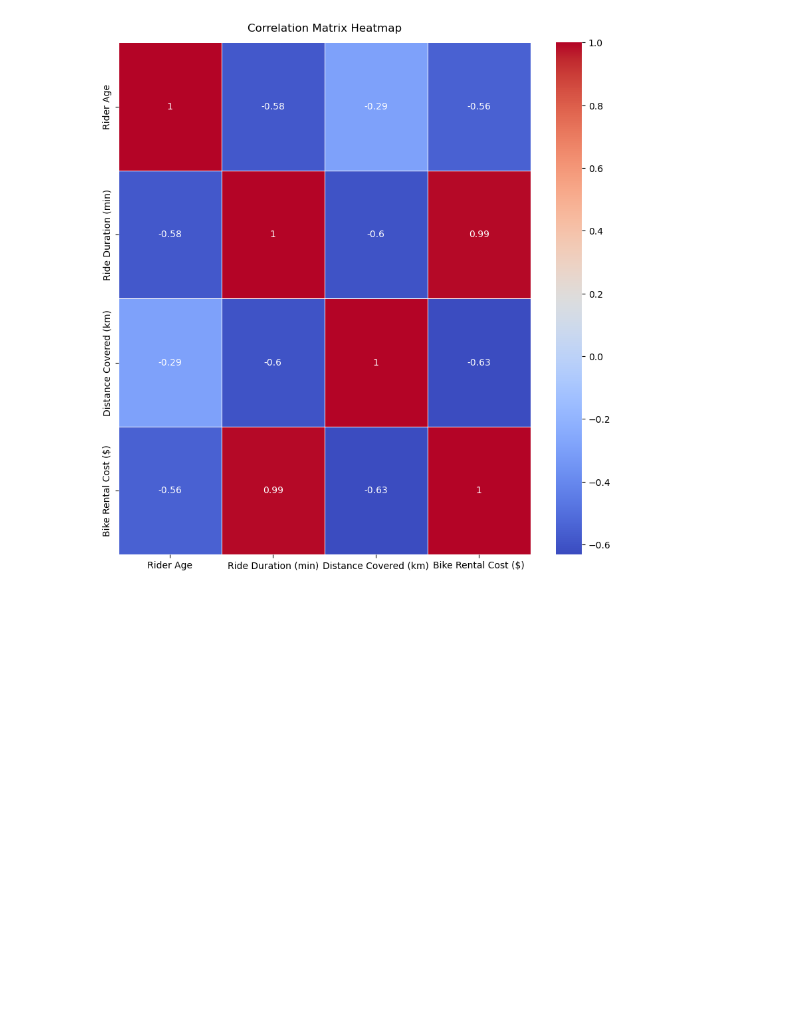
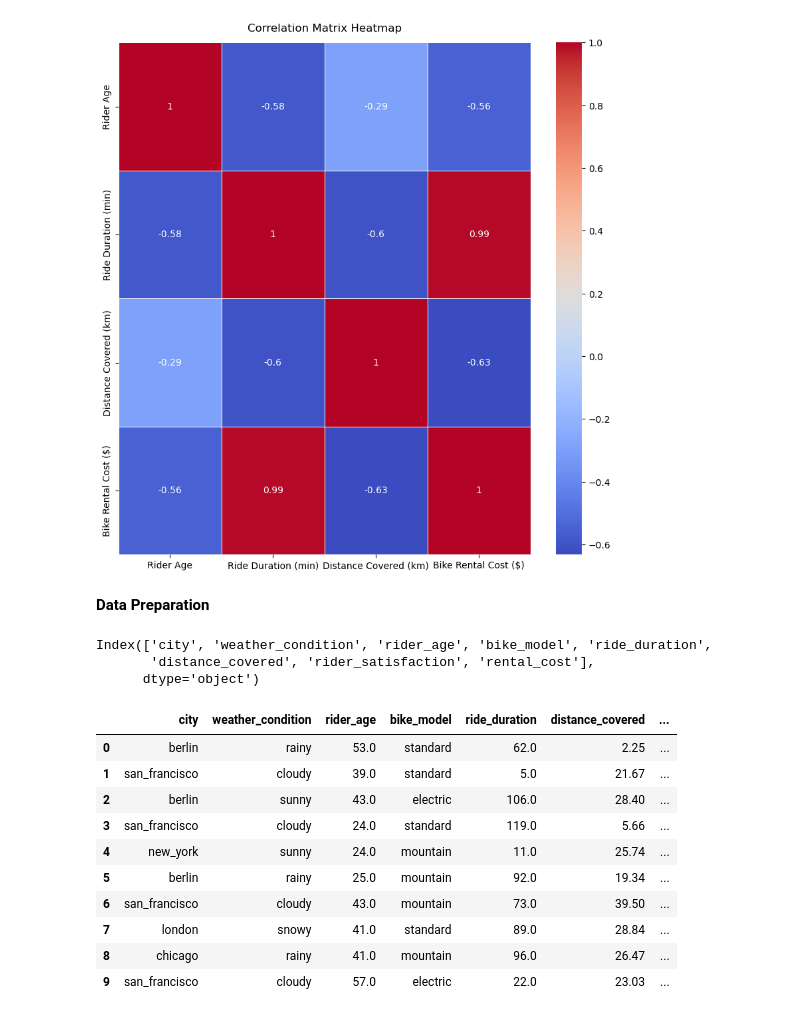
Before and after one commit to OnionKnightN/dynamic-pricing-regression-model, a Jupyter notebook: Hdip_Hoai_Nhan_Nguyen_2024.ipynb, the cells around one changed output. Saved outputs shown, nothing was run; the diff lists cells and outputs as text; code cells hidden in the pictures; blank space fills up the shorter version.

Commit message:
Data Preparation of the dataframe

```diff
--- a/Hdip_Hoai_Nhan_Nguyen_2024.ipynb
+++ b/Hdip_Hoai_Nhan_Nguyen_2024.ipynb
@@ -496,3 +499,59 @@ plt.title("Correlation Matrix Heatmap", pad=12)
 plt.show()
 # %% [output]
 [figure]
+# %% [markdown]
+**Data Preparation**
+# %%
+# Renaming columns from the dataframe for usability.
+df.rename(columns={
+    'City': 'city',
+    'Weather Condition': 'weather_condition',
+    'Rider Age': 'rider_age',
+    'Bike Model': 'bike_model',
+    'Ride Duration (min)': 'ride_duration',
+    'Distance Covered (km)': 'distance_covered',
+    'Rider Satisfaction': 'rider_satisfaction',
+    'Bike Rental Cost ($)': 'rental_cost'
+}, inplace=True)
+# %%
+# Inpecting columns in the dataframe
+df.columns
+# %% [output]
+Index(['city', 'weather_condition', 'rider_age', 'bike_model', 'ride_duration',
+       'distance_covered', 'rider_satisfaction', 'rental_cost'],
+      dtype='object')
+# %%
+# Lowercasing value of cities
+df['city'] = df['city'].replace('Berlin', 'berlin')
+df['city'] = df['city'].replace('San Francisco', 'san_francisco')
+df['city'] = df['city'].replace('New York', 'new_york')
+df['city'] = df['city'].replace('London', 'london')
+df['city'] = df['city'].replace('Chicago', 'chicago')
+df['city'] = df['city'].replace('Dublin', 'dublin')
+
+# Lowercasing value of bike model
+df['bike_model'] = df['bike_model'].replace('Standard', 'standard')
+df['bike_model'] = df['bike_model'].replace('Electric', 'electric')
+df['bike_model'] = df['bike_model'].replace('Mountain', 'mountain')
+df['bike_model'] = df['bike_model'].replace('Manual', 'manual')
+
+# Lowercasing value of weather
+df['weather_condition'] = df['weather_condition'].replace('Rainy', 'rainy')
+df['weather_condition'] = df['weather_condition'].replace('Sunny', 'sunny')
+df['weather_condition'] = df['weather_condition'].replace('Cloudy', 'cloudy')
+df['weather_condition'] = df['weather_condition'].replace('Snowy', 'snowy')
+# %%
+# Inpecting the head of the dataframe
+df.head(10)
+# %% [output]
+|  | city | weather_condition | rider_age | bike_model | ride_duration | distance_covered | ... |
+| 0 | berlin | rainy | 53.0 | standard | 62.0 | 2.25 | ... |
+| 1 | san_francisco | cloudy | 39.0 | standard | 5.0 | 21.67 | ... |
+| 2 | berlin | sunny | 43.0 | electric | 106.0 | 28.40 | ... |
+| 3 | san_francisco | cloudy | 24.0 | standard | 119.0 | 5.66 | ... |
+| 4 | new_york | sunny | 24.0 | mountain | 11.0 | 25.74 | ... |
+| 5 | berlin | rainy | 25.0 | mountain | 92.0 | 19.34 | ... |
+| 6 | san_francisco | cloudy | 43.0 | mountain | 73.0 | 39.50 | ... |
+| 7 | london | snowy | 41.0 | standard | 89.0 | 28.84 | ... |
+| 8 | chicago | rainy | 41.0 | mountain | 96.0 | 26.47 | ... |
+| 9 | san_francisco | cloudy | 57.0 | electric | 22.0 | 23.03 | ... |
```
Also changed, not shown: parts of 5 cells of this notebook.
